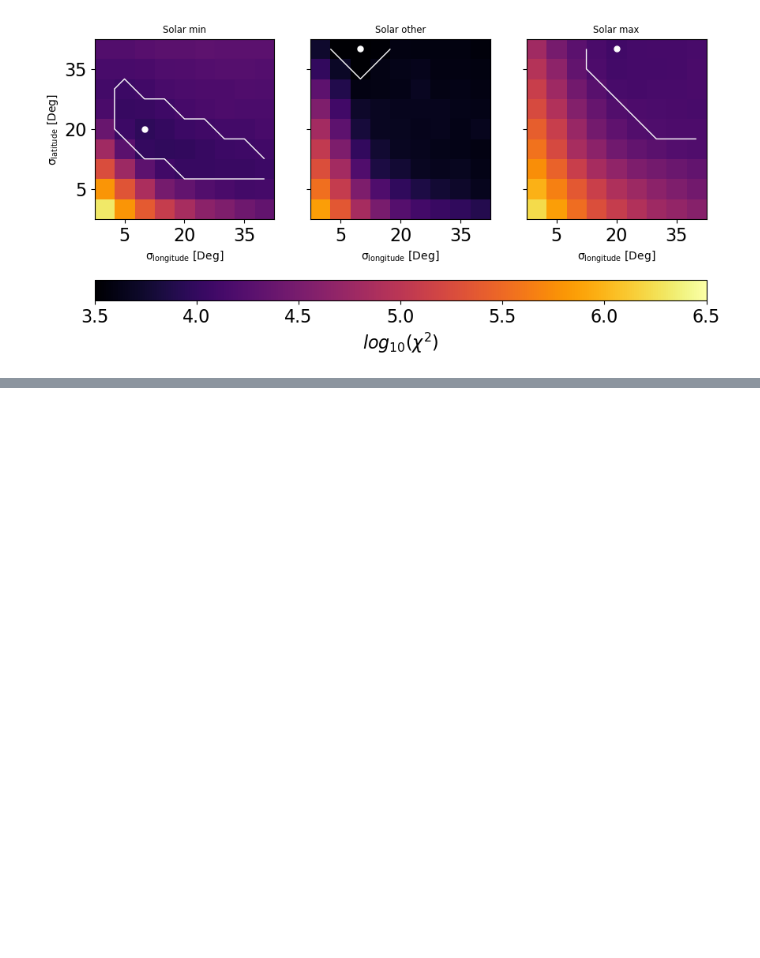
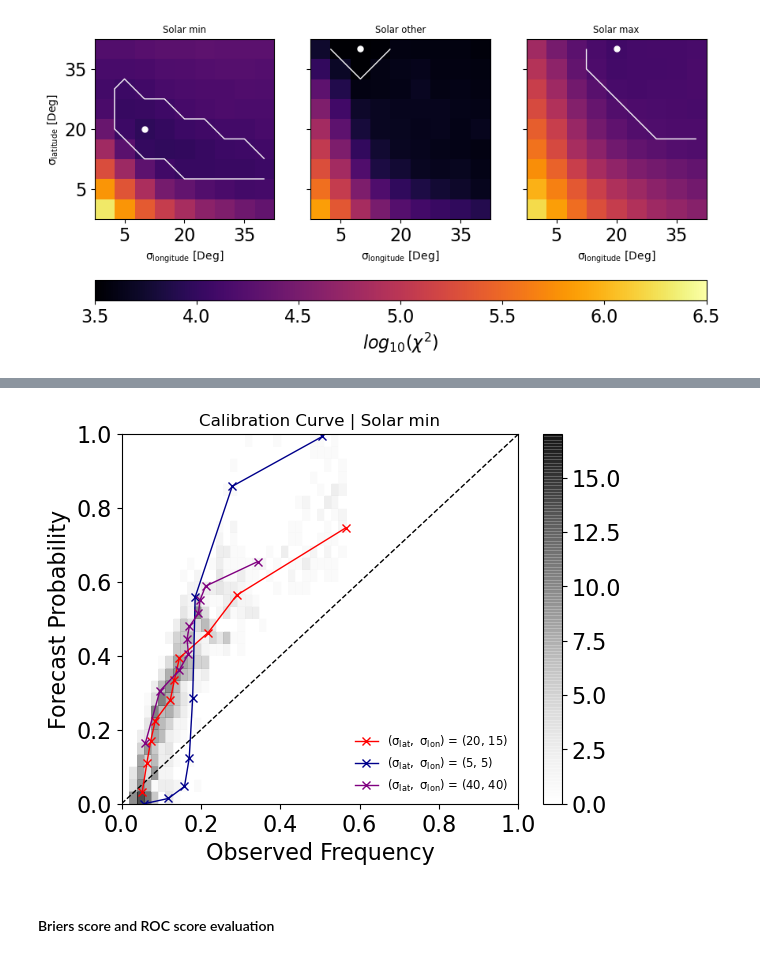
Before and after one commit to NathanielInatimi/Ensemble_Calibration, a Jupyter notebook: code/Ensemble_Calibration.ipynb, the cells around one changed output, grey strips where cells are left out. Saved outputs shown, nothing was run; the diff lists cells and outputs as text; code cells hidden in the pictures; blank space fills up the shorter version.

```diff
--- a/code/Ensemble_Calibration.ipynb
+++ b/code/Ensemble_Calibration.ipynb
@@ -478,0 +601,6 @@ plt.show()
+# %%
+
+obs_freq, pred_freq = zip(*[(tup[0], tup[1]) for sublist in calibration_curves_grid for tup in sublist])
+
+obs_freq_flat = [item for sublist in obs_freq for item in sublist]
+pred_freq_flat = [item for sublist in pred_freq for item in sublist]
@@ -478,0 +611,28 @@ plt.show()
+# %%
+hist = plt.hist2d(obs_freq_flat, pred_freq_flat, bins = 30, cmap = 'Greys', alpha = 0.7, label = 'All ensembles')
+
+plt.plot(np.linspace(0,1,2), np.linspace(0,1,2), lw = 1, linestyle = '--', color = 'black')
+
+plt.plot(calibration_curves_grid[4][3][0], calibration_curves_grid[4][3][1], marker = 'x', color = 'red', lw = 1,
+         label = f'($\mathrm{{\sigma_{{lat}},~\sigma_{{lon}}}}$) = ({lat_dev_list[4]}, {long_dev_list[3]})')
+
+plt.plot(calibration_curves_grid[1][1][0], calibration_curves_grid[1][1][1], marker = 'x', color = 'darkblue', lw = 1,
+         label = f'($\mathrm{{\sigma_{{lat}},~\sigma_{{lon}}}}$) = ({lat_dev_list[1]}, {long_dev_list[1]})')
+
+plt.plot(calibration_curves_grid[8][8][0], calibration_curves_grid[8][8][1], marker = 'x', color = 'purple', lw = 1,
+         label = f'($\mathrm{{\sigma_{{lat}},~\sigma_{{lon}}}}$) = ({lat_dev_list[8]}, {long_dev_list[8]})')
+
+
+plt.colorbar()
+plt.xlabel('Observed Frequency')
+plt.ylabel('Forecast Probability')
+plt.title(f'Calibration Curve | Solar {key}')
+plt.legend(frameon = False, fontsize = 'small')
+
+plt.xlim(0,1)
+plt.ylim(0,1)
+plt.show()
+# %% [output]
+[figure, added]
+# %% [markdown]
+#### Briers score and ROC score evaluation
```
Also changed, not shown: parts of 19 cells of this notebook, 1 other file.
